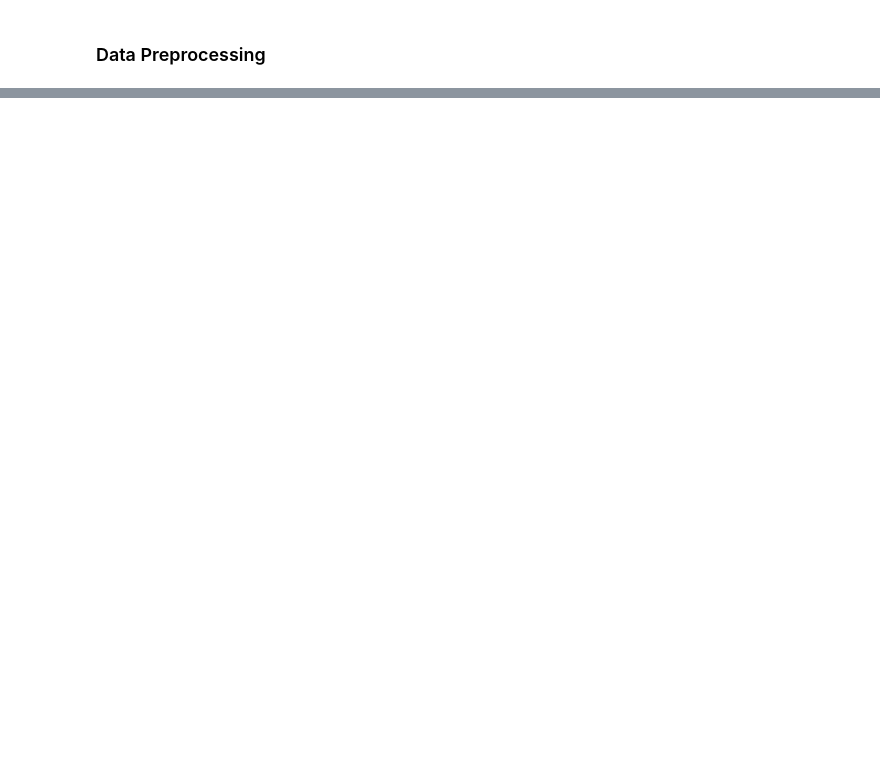
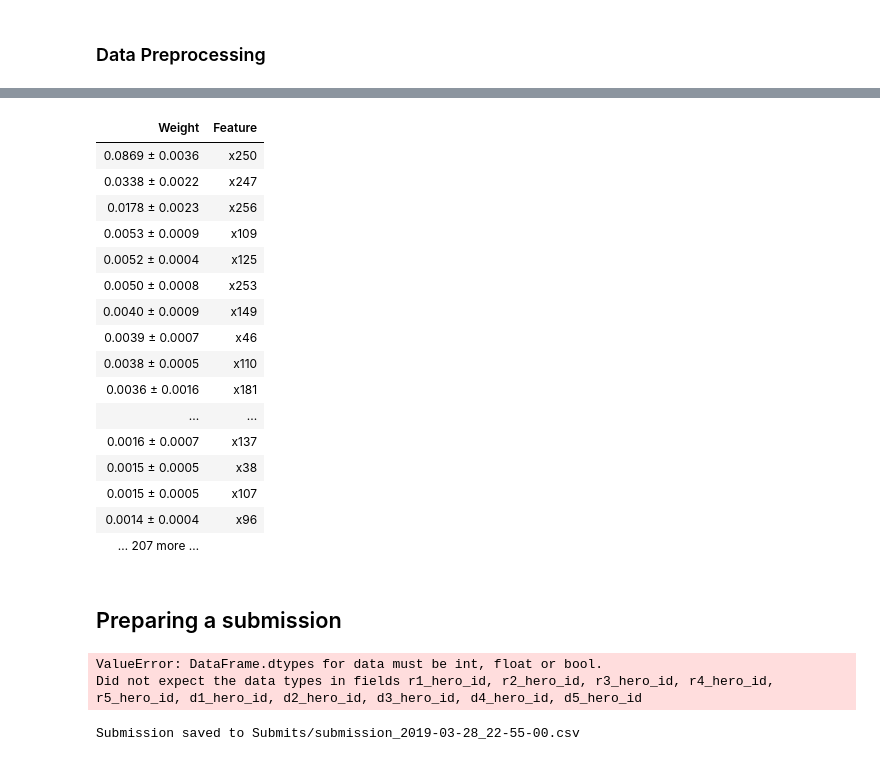
Before and after one commit to Dmitry513/Dota2, a Jupyter notebook: Dota2.ipynb, the cells around one changed output, grey strips where cells are left out. Drawn from its saved outputs; the diff is of its cells as text; code cells hidden in the pictures; blank space fills up the shorter version.

```diff
--- a/Dota2.ipynb
+++ b/Dota2.ipynb
@@ -128,0 +150,6 @@ df_new_targets = pd.DataFrame.from_records(df_new_targets).set_index('match_id_h
+# %%
+lgbm_model = LGBMClassifier(learning_rate=0.02,
+                            n_estimators=700,
+                            max_depth=6,
+                            random_state=17,
+                            n_jobs=4)
@@ -129 +164,11 @@ df_new_targets = pd.DataFrame.from_records(df_new_targets).set_index('match_id_h
+# %%
+model = CatBoostClassifier(n_estimators=500,
+                   learning_rate=0.05,
+                   max_depth=8,
+                   task_type='GPU',
+                   cat_features=[1, 245,256],
+                   verbose=0)
+# %%
+%%time
+model.fit(X_train_eli, y, plot=True)
 # %%
@@ -148,0 +203,3 @@ list(df_new_features.columns)
+# %%
+%%time
+model = lgbm_model.fit(X_train_eli, y)
@@ -148,0 +208,30 @@ list(df_new_features.columns)
+# %%
+%%time
+perm = PermutationImportance(model, random_state=1).fit(X_train_eli, y)
+eli5.show_weights(perm, top=50)
+# %% [output]
+| Weight | Feature |
+| 0.0869 ± 0.0036 | x250 |
+| 0.0338 ± 0.0022 | x247 |
+| 0.0178 ± 0.0023 | x256 |
+| 0.0053 ± 0.0009 | x109 |
+| 0.0052 ± 0.0004 | x125 |
+| 0.0050 ± 0.0008 | x253 |
+| 0.0040 ± 0.0009 | x149 |
+| 0.0039 ± 0.0007 | x46 |
+| 0.0038 ± 0.0005 | x110 |
+| 0.0036 ± 0.0016 | x181 |
+| ... | ... |
+| 0.0016 ± 0.0007 | x137 |
+| 0.0015 ± 0.0005 | x38 |
+| 0.0015 ± 0.0005 | x107 |
+| 0.0014 ± 0.0004 | x96 |
+| … 207 more … |  |
+# %% [markdown]
+## Preparing a submission
+# %%
+%%time
+model = lgbm_model.fit(X_train_eli, y)
+# %% [output]
+ValueError: DataFrame.dtypes for data must be int, float or bool.
+Did not expect the data types in fields r1_hero_id, r2_hero_id, r3_hero_id, r4_hero_id, r5_hero_id, d1_hero_id, d2_hero_id, d3_hero_id, d4_hero_id, d5_hero_id
@@ -148,0 +243,8 @@ list(df_new_features.columns)
+# %%
+import datetime
+submission_filename = 'Submits/submission_{}.csv'.format(
+    datetime.datetime.now().strftime('%Y-%m-%d_%H-%M-%S'))
+df_submission.to_csv(submission_filename)
+print('Submission saved to {}'.format(submission_filename))
+# %% [output]
+Submission saved to Submits/submission_2019-03-28_22-55-00.csv
```
Also changed, not shown: parts of 36 cells of this notebook, 1 other file.
